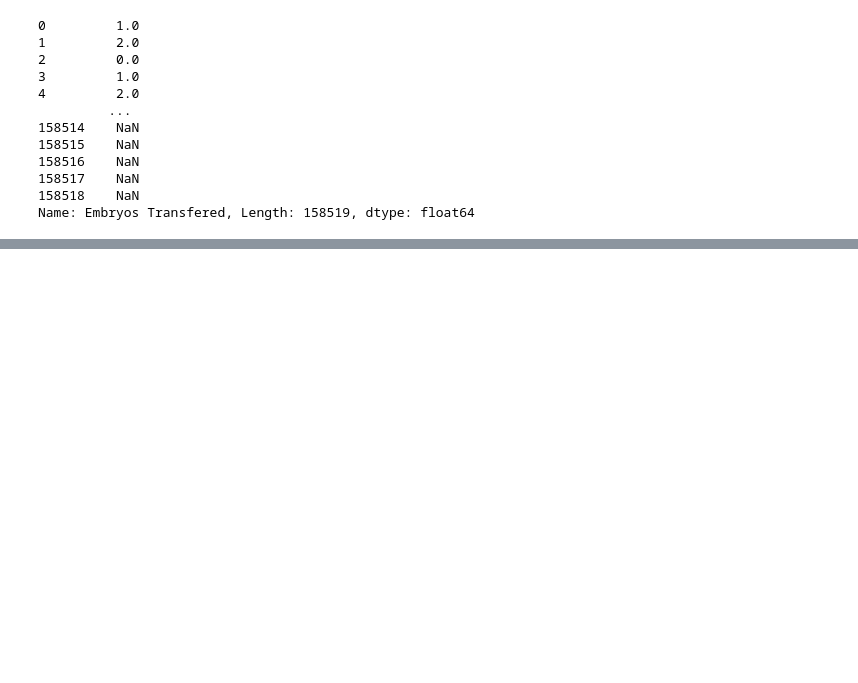
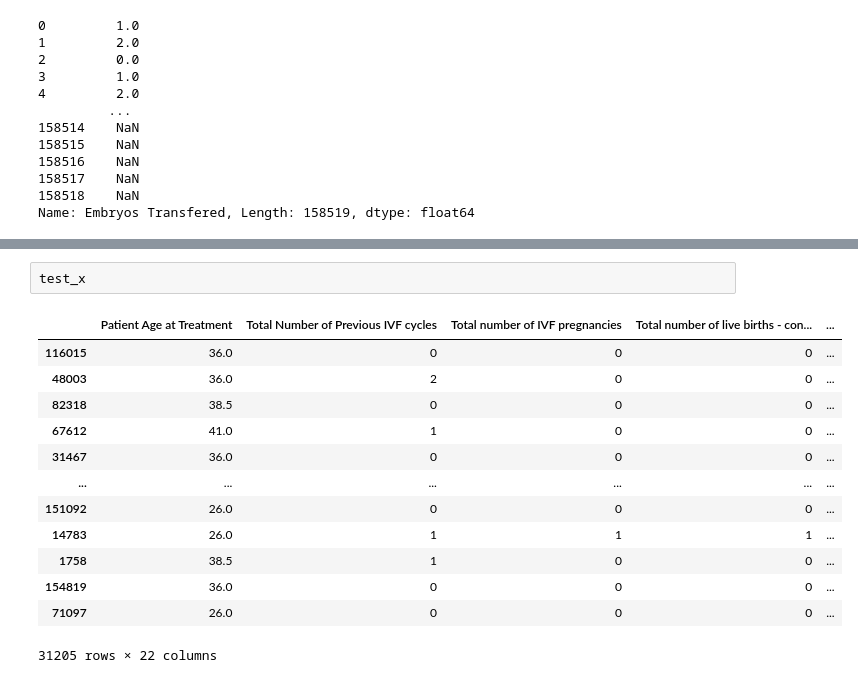
Before and after one commit to ecdison/Group9_MachineLearningHC, a Jupyter notebook: data_anlysis.ipynb, the cells around one changed output, grey strips where cells are left out. Saved outputs shown, nothing was run; the diff lists cells and outputs as text; blank space fills up the shorter version.

```diff
--- a/data_anlysis.ipynb
+++ b/data_anlysis.ipynb
@@ -176,0 +414,16 @@ plt.scatter(x = MaleSecondary, y = NumberOfLiveBirth, alpha=0.1)
+# %%
+test_x
+# %% [output]
+|  | Patient Age at Treatment | Total Number of Previous IVF cycles | Total number of IVF pregnancies | Total number of live births - con... | ... |
+| 116015 | 36.0 | 0 | 0 | 0 | ... |
+| 48003 | 36.0 | 2 | 0 | 0 | ... |
+| 82318 | 38.5 | 0 | 0 | 0 | ... |
+| 67612 | 41.0 | 1 | 0 | 0 | ... |
+| 31467 | 36.0 | 0 | 0 | 0 | ... |
+| ... | ... | ... | ... | ... | ... |
+| 151092 | 26.0 | 0 | 0 | 0 | ... |
+| 14783 | 26.0 | 1 | 1 | 1 | ... |
+| 1758 | 38.5 | 1 | 0 | 0 | ... |
+| 154819 | 36.0 | 0 | 0 | 0 | ... |
+| 71097 | 26.0 | 0 | 0 | 0 | ... |
+31205 rows × 22 columns
```
Also changed, not shown: parts of 29 cells of this notebook, 1 other file.
